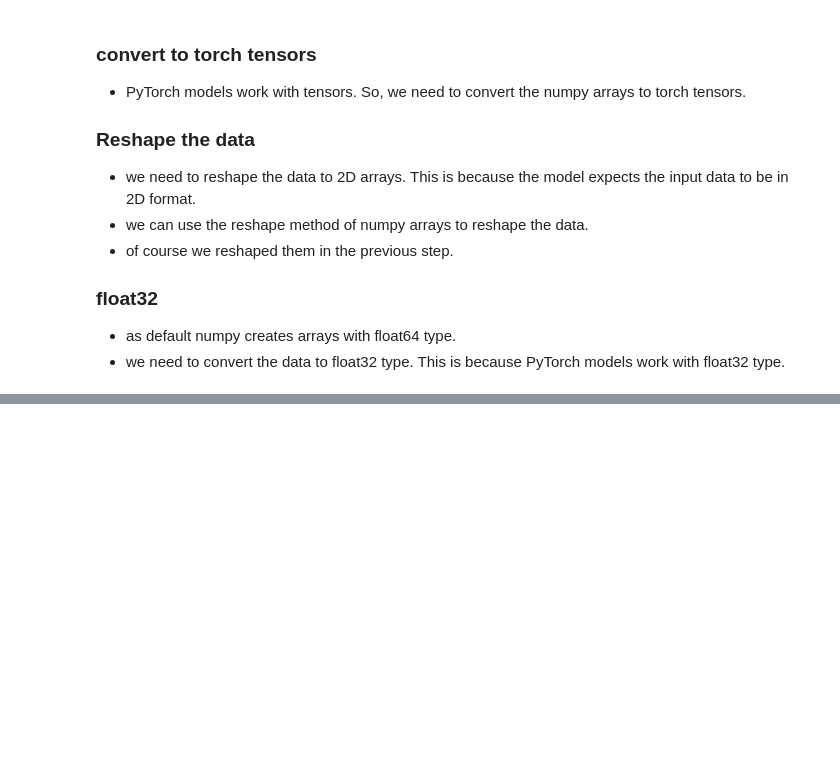
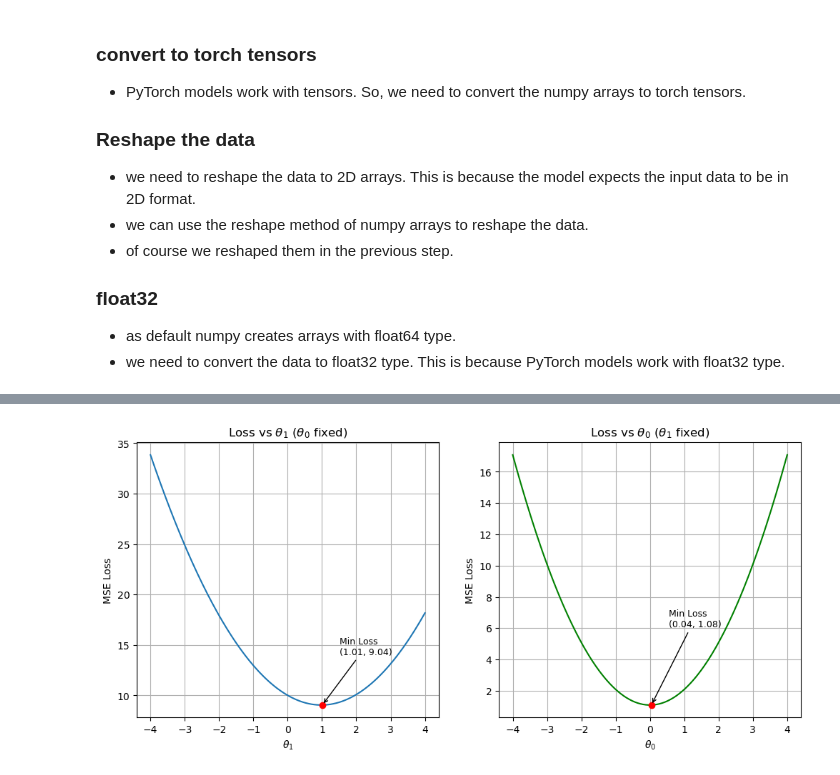
Before and after one commit to hmolhem/Linear-Regression-Pytorch, a Jupyter notebook: Project_01/LR_ExperienceVsSalary_01.ipynb, the cells around one changed output, grey strips where cells are left out. Drawn from its saved outputs; the diff is of its cells as text; code cells hidden in the pictures; blank space fills up the shorter version.

```diff
--- a/Project_01/LR_ExperienceVsSalary_01.ipynb
+++ b/Project_01/LR_ExperienceVsSalary_01.ipynb
@@ -246,0 +406,97 @@ shape of y test tensor: torch.Size([1])
+# %%
+class Loss:
+    def __init__(self, y_true, y_pred):
+        self.y_true = y_true
+        self.y_pred = y_pred
+
+    def mse(self):
+        # Mean Squared Error
+        return torch.mean((self.y_true - self.y_pred) ** 2)
+
+    def mae(self):
+        # Mean Absolute Error
+        return torch.mean(torch.abs(self.y_true - self.y_pred))
+
+    def rmse(self):
+        # Root Mean Squared Error
+        return torch.sqrt(self.mse())
+# %%
+# 1. Loss Calculation test
+loss = Loss(y_true=y_train_tensor, y_pred=y_hat)
+mse = loss.mse()
+rmse = loss.rmse()
+mae = loss.mae()
+mse, rmse, mae
+
+# 2. Calculate Loss vs Theta1 (Theta0 Fixed)
+theta0_fix = 3.0 # fixed theta0
+x = X_train_tensor.squeeze()
+y_true = y_train_tensor.squeeze()
+theta1_range = torch.linspace(-4, 4, 100)
+losses_t1 = []
+
+for t1 in theta1_range:
+    # Model prediction: y = theta0 + theta1 * x
+    y_pred = theta0_fix + t1 * x
+    losses_t1.append(Loss(y_true, y_pred).mse().item())
+
+min_loss_t1 = torch.min(torch.tensor(losses_t1))
+index_min_loss_t1 = torch.argmin(torch.tensor(losses_t1))
+
+print("Losses vs Theta1 (Theta0 fixed):", min_loss_t1) # minimum loss
+print("Losses vs Theta0 (Theta0 fixed):", index_min_loss_t1) # index of minimum loss
+
+
+#  3. Calculate Loss vs Theta0 (Theta1 Fixed)
+theta1_fix = 2.0
+theta0_range = torch.linspace(-4, 4, 100)
+losses_t0 = []
+
+for t0 in theta0_range:
+    # Model prediction: y = theta0 + theta1 * x
+    y_pred = t0 + theta1_fix * x
+    losses_t0.append(Loss(y_true, y_pred).mse().item())
+
+min_loss_t0 = torch.min(torch.tensor(losses_t0))
+index_min_loss_t0 = torch.argmin(torch.tensor(losses_t0))
+
+print("Losses vs Theta1 (Theta1 fixed):", min_loss_t0) # minimum loss
+print("Losses vs Theta0 (Theta1 fixed):", index_min_loss_t0) # index of minimum loss
+# 4. Plotting
+fig, axs = plt.subplots(1, 2, figsize=(12, 5))
+
+# Plot 1
+axs[0].plot(theta1_range, losses_t1)
+axs[0].set_title(r'Loss vs $\theta_1$ ($\theta_0$ fixed)')
+axs[0].set_xlabel(r'$\theta_1$')
+axs[0].set_ylabel('MSE Loss')
+axs[0].grid()
+axs[0].plot(theta1_range[index_min_loss_t1], losses_t1[index_min_loss_t1], 'ro')  # mark the minimum point
+# Label the point
+axs[0].annotate(f'Min Loss\n({theta1_range[index_min_loss_t1]:.2f}, {losses_t1[index_min_loss_t1]:.2f})',
+                xy=(theta1_range[index_min_loss_t1], losses_t1[index_min_loss_t1]),
+                xytext=(theta1_range[index_min_loss_t1]+0.5, losses_t1[index_min_loss_t1]+5),
+                arrowprops=dict(facecolor='black', arrowstyle='->'),
+                fontsize=9)
+
+
+# Plot 2
+axs[1].plot(theta0_range, losses_t0, color='green')
+axs[1].set_title(r'Loss vs $\theta_0$ ($\theta_1$ fixed)')
+axs[1].set_xlabel(r'$\theta_0$')
+axs[1].set_ylabel('MSE Loss')
+axs[1].grid()
+axs[1].plot(theta0_range[index_min_loss_t0], losses_t0[index_min_loss_t0], 'ro')  # mark the minimum point
+
+# Label the point
+axs[1].annotate(f'Min Loss\n({theta0_range[index_min_loss_t0]:.2f}, {losses_t0[index_min_loss_t0]:.2f})',
+                xy=(theta0_range[index_min_loss_t0], losses_t0[index_min_loss_t0]),
+                xytext=(theta0_range[index_min_loss_t0]+0.5, losses_t0[index_min_loss_t0]+5),
+                arrowprops=dict(facecolor='black', arrowstyle='->'),
+                fontsize=9)
+
+
+plt.savefig('./../images/loss_vs_theta.png', dpi=300) # Added dpi=300 for high quality
+
+plt.show()
+# %% [output]
@@ -246,0 +507 @@ shape of y test tensor: torch.Size([1])
+[figure, added]
```
Also changed, not shown: parts of 21 cells of this notebook.
